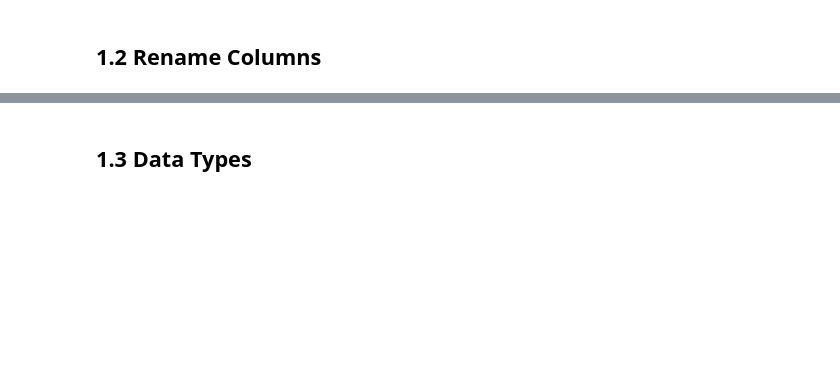
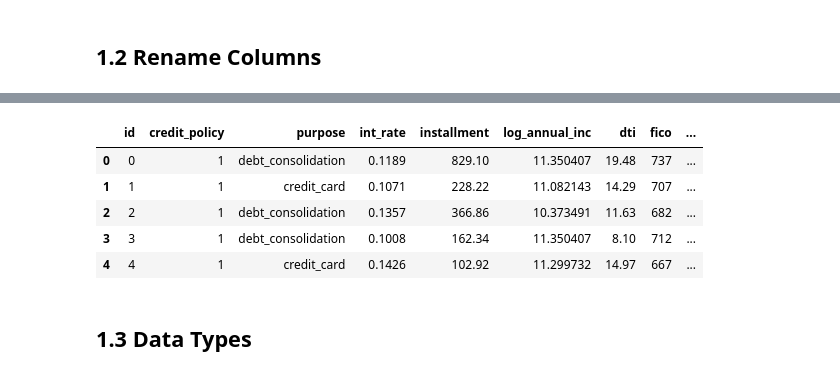
Before and after one commit to diegodinizf/credit_risk_prediction, a Jupyter notebook: exploration.ipynb, the cells around one changed output, grey strips where cells are left out. Saved outputs shown, nothing was run; the diff lists cells and outputs as text; code cells hidden in the pictures; blank space fills up the shorter version.

```diff
--- a/exploration.ipynb
+++ b/exploration.ipynb
@@ -71,3 +65,14 @@ df1.head()
+# %%
+# rename_the_columns_to_snake_case_format
+df1.columns = [cols.replace('.','_') for cols in df1.columns]
+df1.head()
+# %% [output]
+|  | id | credit_policy | purpose | int_rate | installment | log_annual_inc | dti | fico | ... |
+| 0 | 0 | 1 | debt_consolidation | 0.1189 | 829.10 | 11.350407 | 19.48 | 737 | ... |
+| 1 | 1 | 1 | credit_card | 0.1071 | 228.22 | 11.082143 | 14.29 | 707 | ... |
+| 2 | 2 | 1 | debt_consolidation | 0.1357 | 366.86 | 10.373491 | 11.63 | 682 | ... |
+| 3 | 3 | 1 | debt_consolidation | 0.1008 | 162.34 | 11.350407 | 8.10 | 712 | ... |
+| 4 | 4 | 1 | credit_card | 0.1426 | 102.92 | 11.299732 | 14.97 | 667 | ... |
 # %% [markdown]
 ## 1.3 Data Types
 # %%
```
Also changed, not shown: parts of 19 cells of this notebook.
